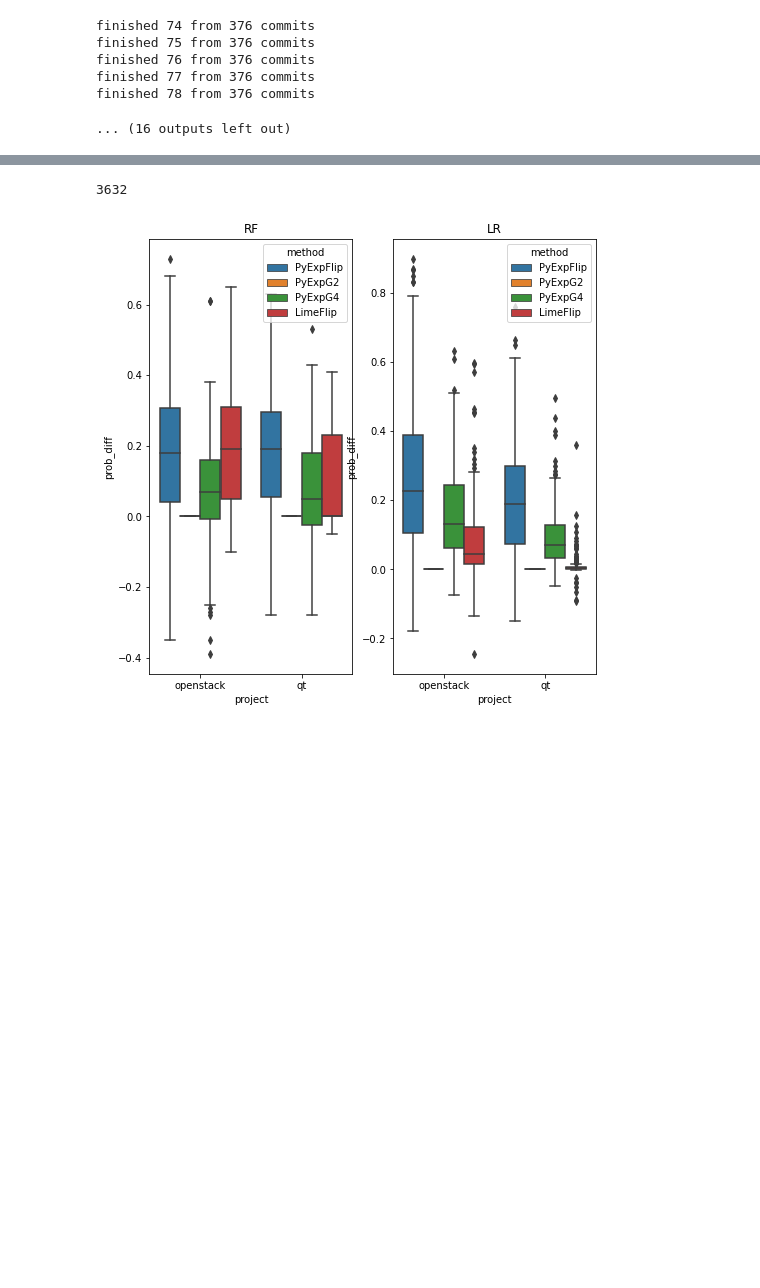
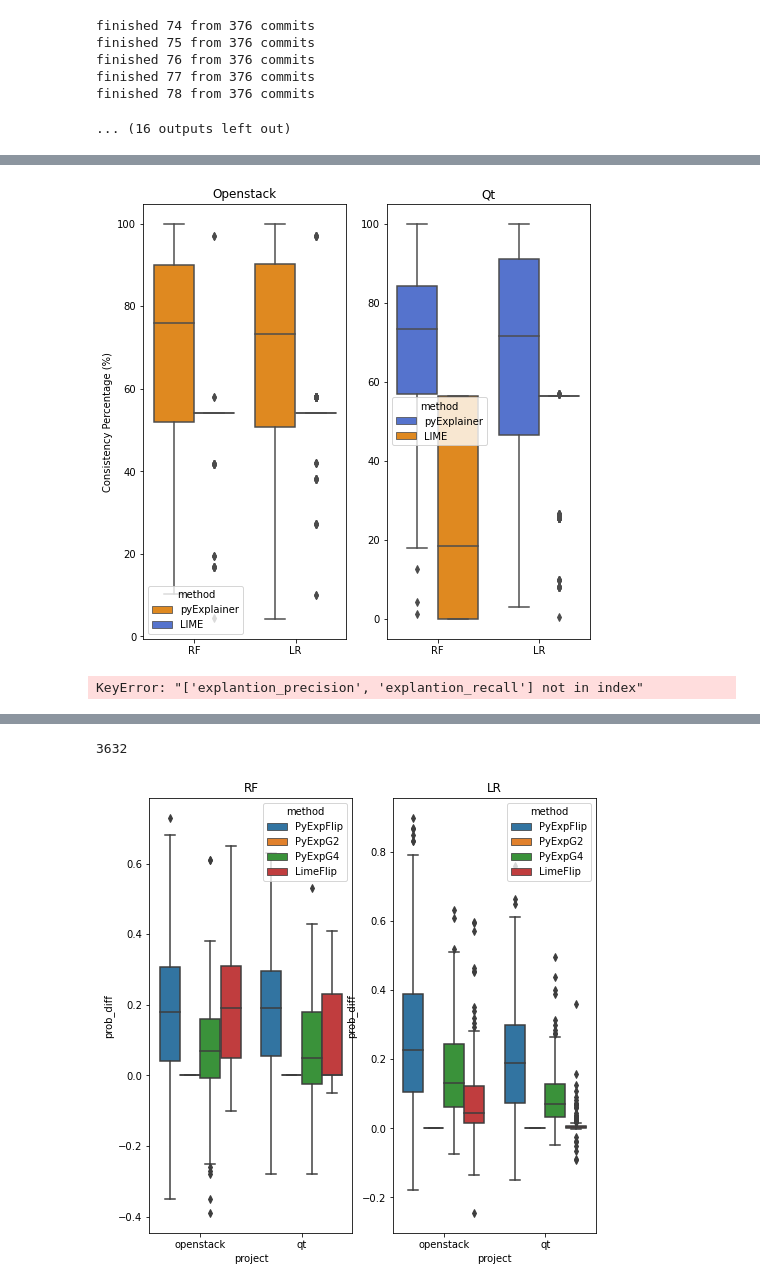
Before and after one commit to awsm-research/PyExplainer, a Jupyter notebook: experiment/evaluation_clean_code.ipynb, the cells around one changed output, grey strips where cells are left out. Drawn from its saved outputs; the diff is of its cells as text; code cells hidden in the pictures; blank space fills up the shorter version.

```diff
--- a/experiment/evaluation_clean_code.ipynb
+++ b/experiment/evaluation_clean_code.ipynb
@@ -1431,3 +1431,53 @@ finished 76 from 376 commits
 finished 77 from 376 commits
 finished 78 from 376 commits
 ... (16 outputs left out)
+# %%
+def show_rq3_explanation_eval_result():
+
+    openstack_rf = pd.read_csv('./new_eval_result/RQ3_openstack_RF_explanation_eval_split_rulefit_condition.csv')
+    qt_rf = pd.read_csv('./new_eval_result/RQ3_qt_RF_explanation_eval_split_rulefit_condition.csv')
+    result_rf = pd.concat([openstack_rf, qt_rf])
+    result_rf['global_model'] = 'RF'
+
+    openstack_lr = pd.read_csv('./new_eval_result/RQ3_openstack_LR_explanation_eval_split_rulefit_condition.csv')
+    qt_lr = pd.read_csv('./new_eval_result/RQ3_qt_LR_explanation_eval_split_rulefit_condition.csv')
+    result_lr = pd.concat([openstack_lr, qt_lr])
+    result_lr['global_model'] = 'LR'
+
+    all_result = pd.concat([result_rf, result_lr])
+    all_result['recall'] = all_result['recall']*100
+    openstack_result = all_result[all_result['project']=='openstack']
+    qt_result = all_result[all_result['project']=='qt']
+
+    display(all_result.head(10))
+
+    my_pal = ['darkorange','blue']
+
+    fig, axs = plt.subplots(1,2, figsize=(8,8))
+
+    axs[0].set_title('Openstack')
+    axs[1].set_title('Qt')
+
+
+    # plt.ylim(0,100)
+#     sns.boxplot(data=result_rf, x='project', y='precision', hue='method', ax=axs[0,0], palette=['darkorange','royalblue'])
+    sns.boxplot(data=openstack_result, x='global_model', y='recall',
+                hue='method', ax=axs[0], palette=['darkorange','royalblue']).set(xlabel='', ylabel='Consistency Percentage (%)')
+#     sns.boxplot(data=result_lr, x='project', y='precision', hue='method', ax=axs[0,1], palette=['royalblue','darkorange'])
+    sns.boxplot(data=qt_result, x='global_model', y='recall',
+                hue='method', ax=axs[1], palette=['royalblue','darkorange']).set(xlabel='', ylabel='')
+
+
+    plt.show()
+
+    display(all_result[['global_model', 'project','method', 'explantion_precision','explantion_recall']]
+            .groupby(['global_model','project','method']).describe())
+
+#     result_rf.to_csv('./new_eval_result/RQ3_explanation_RF.csv',index=False)
+#     result_lr.to_csv('./new_eval_result/RQ3_explanation_LR.csv',index=False)
+#     all_result.to_csv('./new_eval_result/RQ3_explanation.csv',index=False)
+
+#     fig.savefig('./eval_result/figures/RQ3.png')
+
+show_rq3_explanation_eval_result()
+# %% [output]
@@ -1434,3 +1495,5 @@ finished 78 from 376 commits
+[figure, added]
+KeyError: "['explantion_precision', 'explantion_recall'] not in index"
 # %%
 '''
     X_explain: series
```
Also changed, not shown: parts of 1 cell of this notebook, 1 other file.
